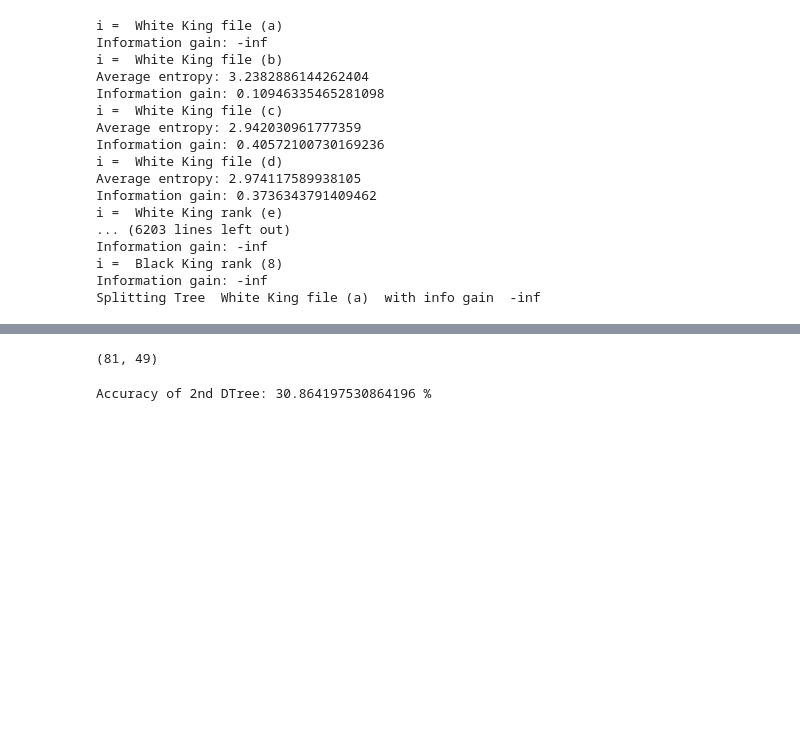
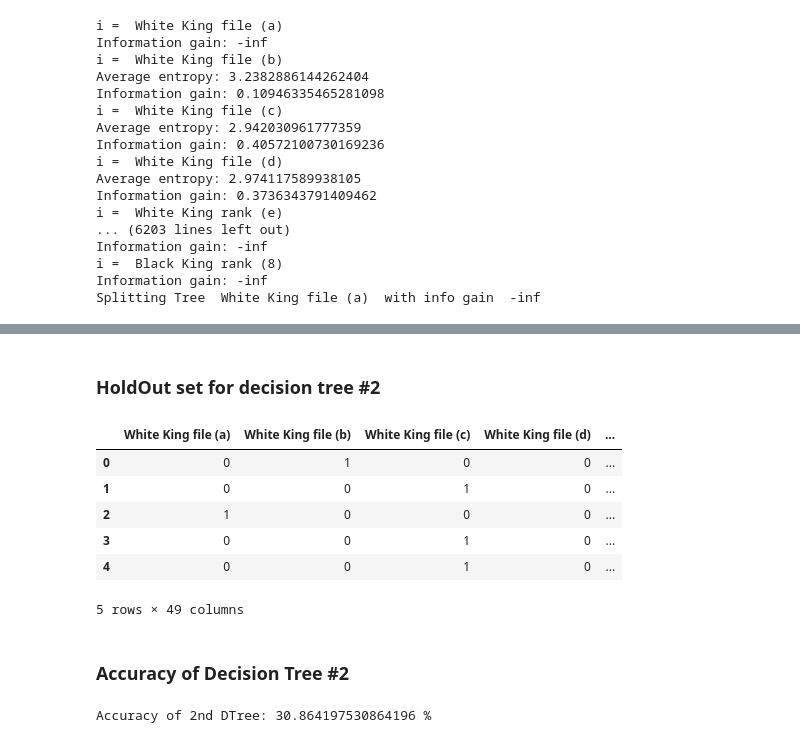
Before and after one commit to vatsalkpatel/550-01-p1-Phoenix, a Jupyter notebook: Project_PR.ipynb, the cells around one changed output, grey strips where cells are left out. Drawn from its saved outputs; the diff is of its cells as text; code cells hidden in the pictures; blank space fills up the shorter version.

```diff
--- a/Project_PR.ipynb
+++ b/Project_PR.ipynb
@@ -650,7 +668,17 @@ validate_data.shape
+# %% [markdown]
+### HoldOut set for decision tree #2
 # %%
-HoldOut_Set_d2.shape
+HoldOut_Set_d2.head()
 # %% [output]
+|  | White King file (a) | White King file (b) | White King file (c) | White King file (d) | ... |
+| 0 | 0 | 1 | 0 | 0 | ... |
+| 1 | 0 | 0 | 1 | 0 | ... |
+| 2 | 1 | 0 | 0 | 0 | ... |
+| 3 | 0 | 0 | 1 | 0 | ... |
+| 4 | 0 | 0 | 1 | 0 | ... |
-(81, 49)
+5 rows × 49 columns
+# %% [markdown]
+### Accuracy of Decision Tree #2
 # %%
 print("Accuracy of 2nd DTree:",accuracy(d,HoldOut_Set_d2 )[0]*100,"%")
 # %% [output]
```
Also changed, not shown: parts of 8 cells of this notebook.
